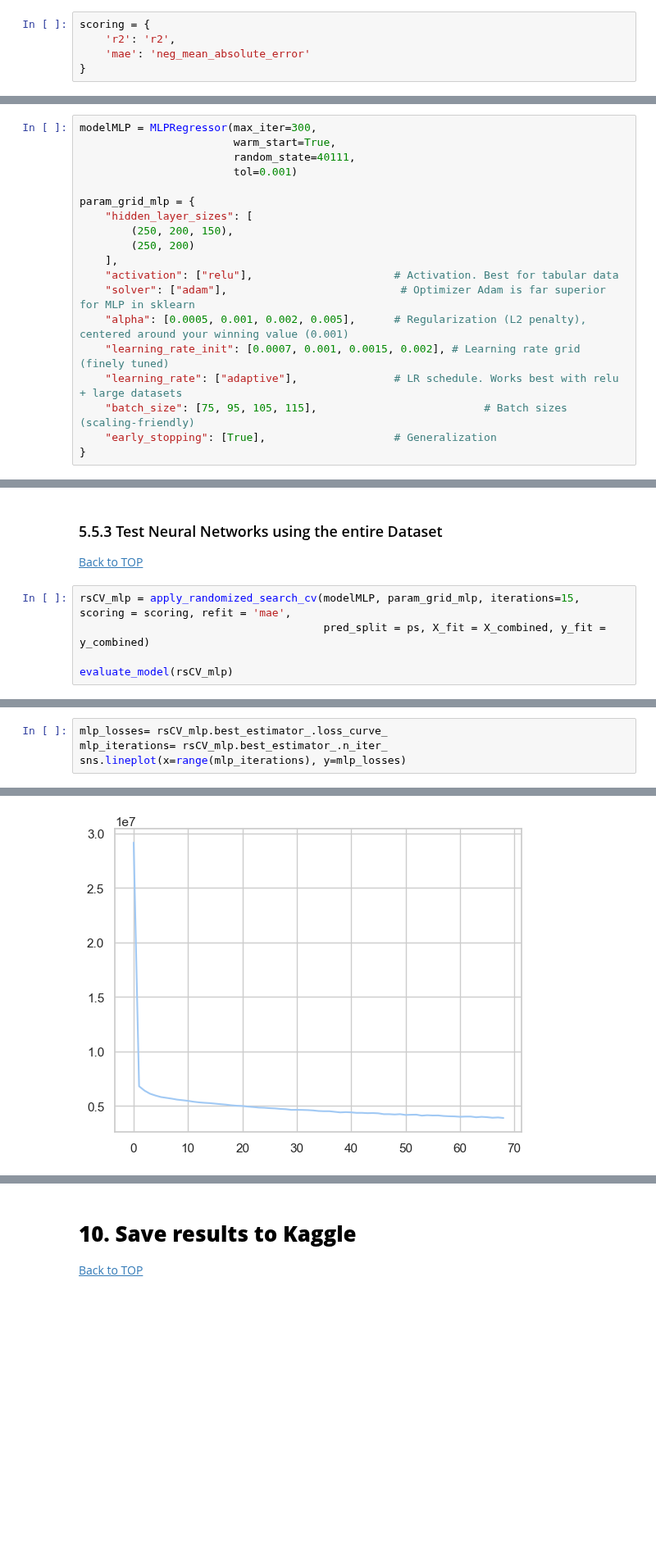
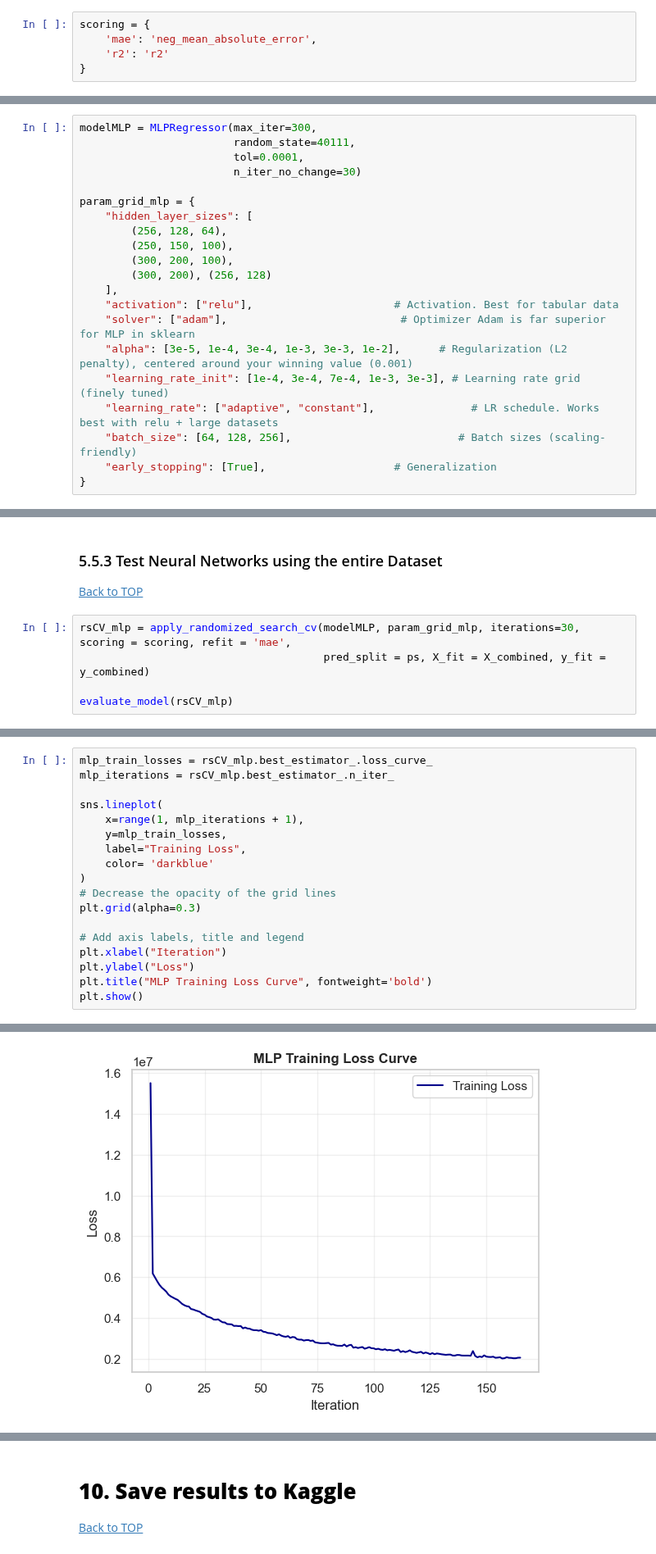
Before and after one commit to mariamiguel720/Machine-Learning-Project-25-26, a Jupyter notebook: ENTREGA FINAL/notebooks/Notebook_Compilado_Lourenço.ipynb, the cells around one changed output, grey strips where cells are left out. Shown at 82% size. Drawn from its saved outputs; the diff is of its cells as text; blank space fills up the shorter version.

Commit message:
update best result NN

```diff
--- a/ENTREGA FINAL/notebooks/Notebook_Compilado_Lourenço.ipynb
+++ b/ENTREGA FINAL/notebooks/Notebook_Compilado_Lourenço.ipynb
@@ -944,8 +951,8 @@ ps_sample = PredefinedSplit(sample_test_fold)
 In this subsection, we define the evaluation metrics that will be used to assess model performance. We create a dictionary containing the selected scoring functions, which can later be passed directly to the RandomizedSearchCV during hyperparameter tuning.
 # %%
 scoring = {
-    'r2': 'r2',
-    'mae': 'neg_mean_absolute_error'
+    'mae': 'neg_mean_absolute_error',
+    'r2': 'r2'
 }
 # %% [markdown]
 <a class="anchor" id="9_3">
@@ -1890,21 +1897,23 @@ Best parameters: {'weights': 'uniform', 'p': 1, 'n_neighbors': 5, 'leaf_size': 2
 </a>
 # %%
 modelMLP = MLPRegressor(max_iter=300,
-                        warm_start=True,
                         random_state=40111,
-                        tol=0.001)
+                        tol=0.0001,
+                        n_iter_no_change=30)
 
 param_grid_mlp = {
     "hidden_layer_sizes": [
-        (250, 200, 150),
-        (250, 200)
+        (256, 128, 64),
+        (250, 150, 100),
+        (300, 200, 100),
+        (300, 200), (256, 128)
     ],
     "activation": ["relu"],                      # Activation. Best for tabular data
     "solver": ["adam"],                           # Optimizer Adam is far superior for MLP in sklearn
-    "alpha": [0.0005, 0.001, 0.002, 0.005],      # Regularization (L2 penalty), centered around your winning value (0.001)
-    "learning_rate_init": [0.0007, 0.001, 0.0015, 0.002], # Learning rate grid (finely tuned)
-    "learning_rate": ["adaptive"],               # LR schedule. Works best with relu + large datasets
-    "batch_size": [75, 95, 105, 115],                          # Batch sizes (scaling-friendly)
+    "alpha": [3e-5, 1e-4, 3e-4, 1e-3, 3e-3, 1e-2],      # Regularization (L2 penalty), centered around your winning value (0.001)
+    "learning_rate_init": [1e-4, 3e-4, 7e-4, 1e-3, 3e-3], # Learning rate grid (finely tuned)
+    "learning_rate": ["adaptive", "constant"],               # LR schedule. Works best with relu + large datasets
+    "batch_size": [64, 128, 256],                          # Batch sizes (scaling-friendly)
     "early_stopping": [True],                    # Generalization
 }
 # %% [markdown]
@@ -1945,7 +1968,7 @@ Best parameters: {'solver': 'adam', 'learning_rate_init': 0.0015, 'learning_rate
 [Back to TOP](#TOP)
 </a>
 # %%
-rsCV_mlp = apply_randomized_search_cv(modelMLP, param_grid_mlp, iterations=15, scoring = scoring, refit = 'mae',
+rsCV_mlp = apply_randomized_search_cv(modelMLP, param_grid_mlp, iterations=30, scoring = scoring, refit = 'mae',
                                       pred_split = ps, X_fit = X_combined, y_fit = y_combined)
 
 evaluate_model(rsCV_mlp)
@@ -1970,5 +1997,19 @@ Best parameters: {'solver': 'adam', 'learning_rate_init': 0.002, 'learning_rate'
 # %%
-mlp_losses= rsCV_mlp.best_estimator_.loss_curve_
-mlp_iterations= rsCV_mlp.best_estimator_.n_iter_
-sns.lineplot(x=range(mlp_iterations), y=mlp_losses)
+mlp_train_losses = rsCV_mlp.best_estimator_.loss_curve_
+mlp_iterations = rsCV_mlp.best_estimator_.n_iter_
+
+sns.lineplot(
+    x=range(1, mlp_iterations + 1),
+    y=mlp_train_losses,
+    label="Training Loss",
+    color= 'darkblue'
+)
+# Decrease the opacity of the grid lines
+plt.grid(alpha=0.3)
+
+# Add axis labels, title and legend
+plt.xlabel("Iteration")
+plt.ylabel("Loss")
+plt.title("MLP Training Loss Curve", fontweight='bold')
+plt.show()
 # %% [output]
@@ -1976,4 +2016,4 @@ sns.lineplot(x=range(mlp_iterations), y=mlp_losses)
-[figure, old version]
+[figure, new version]
 # %%
 print(f"Total Loss: {rsCV_mlp.best_estimator_.loss_}")
 print(f"Number of Iterations: {rsCV_mlp.best_estimator_.n_iter_}")
```
Also changed, not shown: parts of 24 cells of this notebook, 1 other file.
